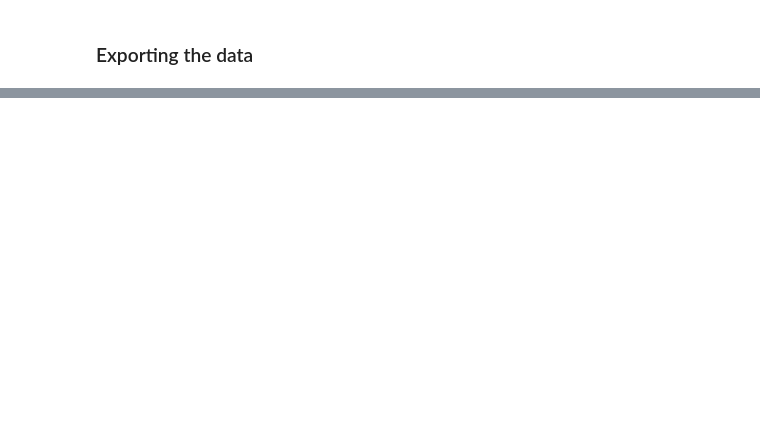
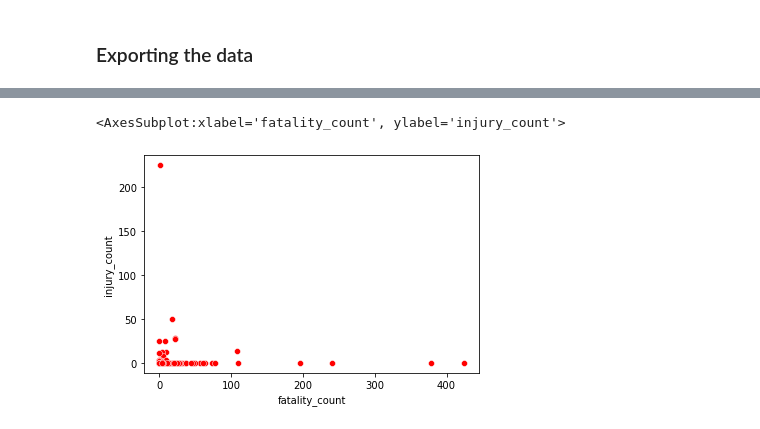
Before and after one commit to katelynnelson38/nasa_api, a Jupyter notebook: landslide_api_eda.ipynb, the cells around one changed output, grey strips where cells are left out. Saved outputs shown, nothing was run; the diff lists cells and outputs as text; code cells hidden in the pictures; blank space fills up the shorter version.

Commit message:
Update landslide notebook

```diff
--- a/landslide_api_eda.ipynb
+++ b/landslide_api_eda.ipynb
@@ -85,0 +216,5 @@ csv.info()
+# %%
+sns.scatterplot(data = landslide_df, x = 'fatality_count', y = 'injury_count', color = 'red')
+# %% [output]
+<AxesSubplot:xlabel='fatality_count', ylabel='injury_count'>
+[figure, added]
```
Also changed, not shown: parts of 35 cells of this notebook.
